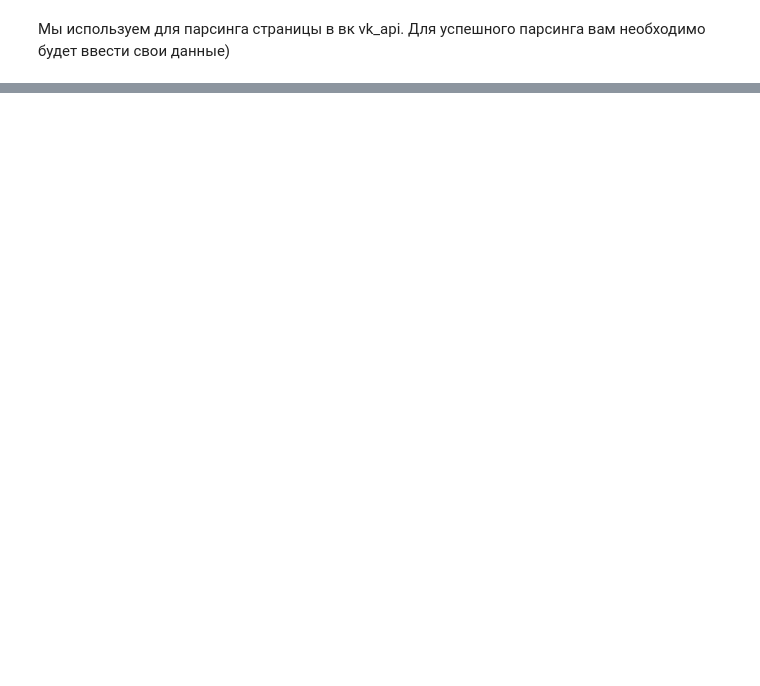
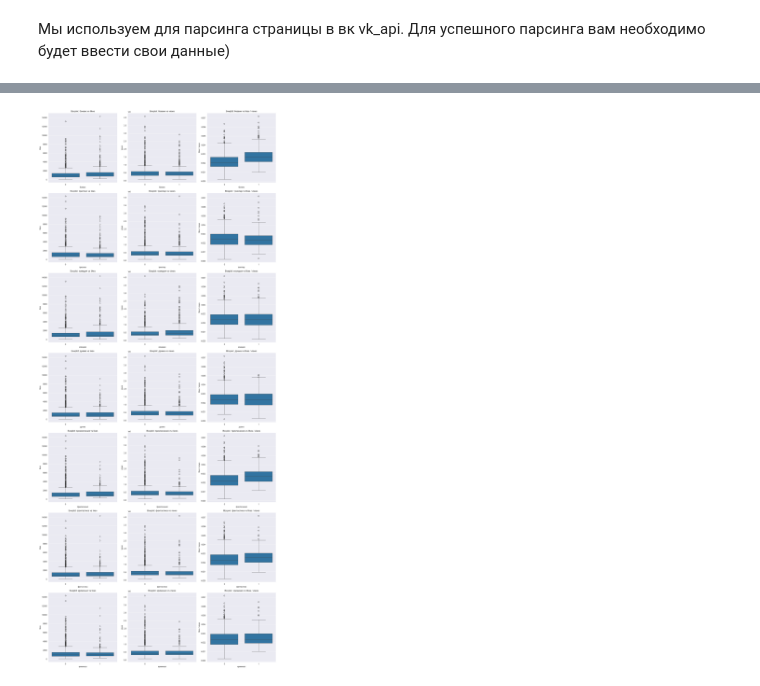
Before and after one commit to vabagd/DS_project_2024, a Jupyter notebook: DS_project_2024_code.ipynb, the cells around one changed output, grey strips where cells are left out. Saved outputs shown, nothing was run; the diff lists cells and outputs as text; code cells hidden in the pictures; blank space fills up the shorter version.

```diff
--- a/DS_project_2024_code.ipynb
+++ b/DS_project_2024_code.ipynb
@@ -227,0 +351,7 @@ sns.pairplot(vis_df);
+# %%
+# Посчитаем кол-во фильмов по каждому жанру (у фильмов может быть несколько жанров)
+df = new_df.copy()
+sum_values = df[all_genres].sum(axis=0)
+sum_values = sum_values.sort_values(ascending=False)
+
+print(sum_values)
@@ -227,0 +409,8 @@ sns.pairplot(vis_df);
+# %%
+# Посчитаем кол-во фильмов по каждому жанру после очистки
+
+reasonable_genres = [x for x in all_genres if x not in ['спорт', 'документальный', 'аниме', 'музыка', 'вестерн', 'короткометражка', 'мюзикл', 'реальная история', 'криминальный фильм', 'преступление']]
+sum_values = df[reasonable_genres].sum(axis=0)
+sum_values = sum_values.sort_values(ascending=False)
+
+print(sum_values)
@@ -227,0 +435,7 @@ sns.pairplot(vis_df);
+# %%
+# Для визуализаций возьмем первые 7 жанров
+
+sum_values = sum_values[:7]
+sum_values = dict(sum_values)
+vis_genres = list(sum_values.keys())
+vis_genres
@@ -227,0 +450,24 @@ sns.pairplot(vis_df);
+# %%
+def draw_boxplots(x_fields, y_columns, df):
+    # Создание фигуры и осей для сетки графиков
+    fig, axes = plt.subplots(num_x_fields, num_y_columns, figsize=(len(y_columns) * 6, len(x_fields) * 6))
+
+    # Построение boxplot для каждой пары (x_field, y_column)
+    for i, x_field in enumerate(x_fields):
+        for j, y_column in enumerate(y_columns):
+            sns.boxplot(ax=axes[i, j], x=df[x_field], y=df[y_column])
+            axes[i, j].set_title(f'Boxplot: {x_field} vs {y_column}')
+            axes[i, j].set_xlabel(x_field)
+            axes[i, j].set_ylabel(y_column)
+
+    # Настройка макета
+    plt.tight_layout()
+    plt.show()
+# %%
+# Списки полей для осей X и Y
+x_fields = vis_genres
+y_columns = ['likes', 'views', 'likes / views']
+
+draw_boxplots(x_fields, y_columns, df)
+# %% [output]
+[figure, added]
```
Also changed, not shown: parts of 44 cells of this notebook.
